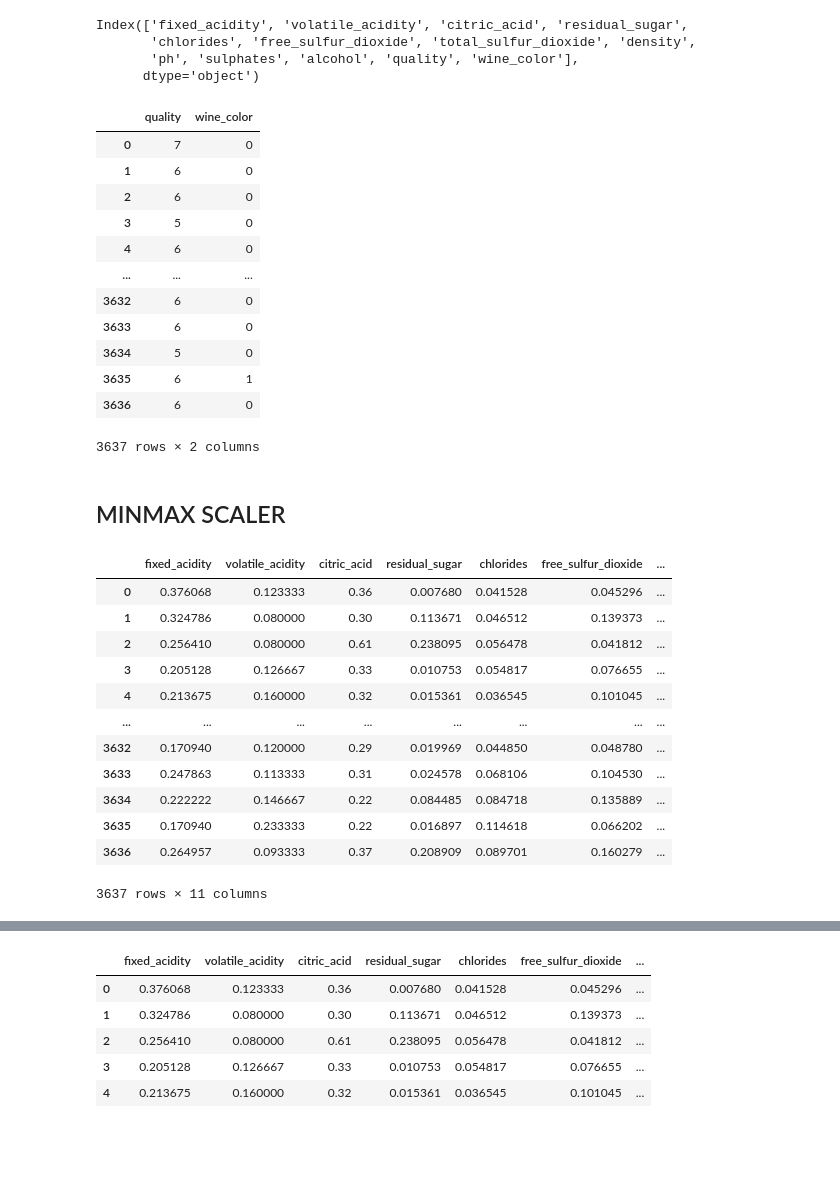
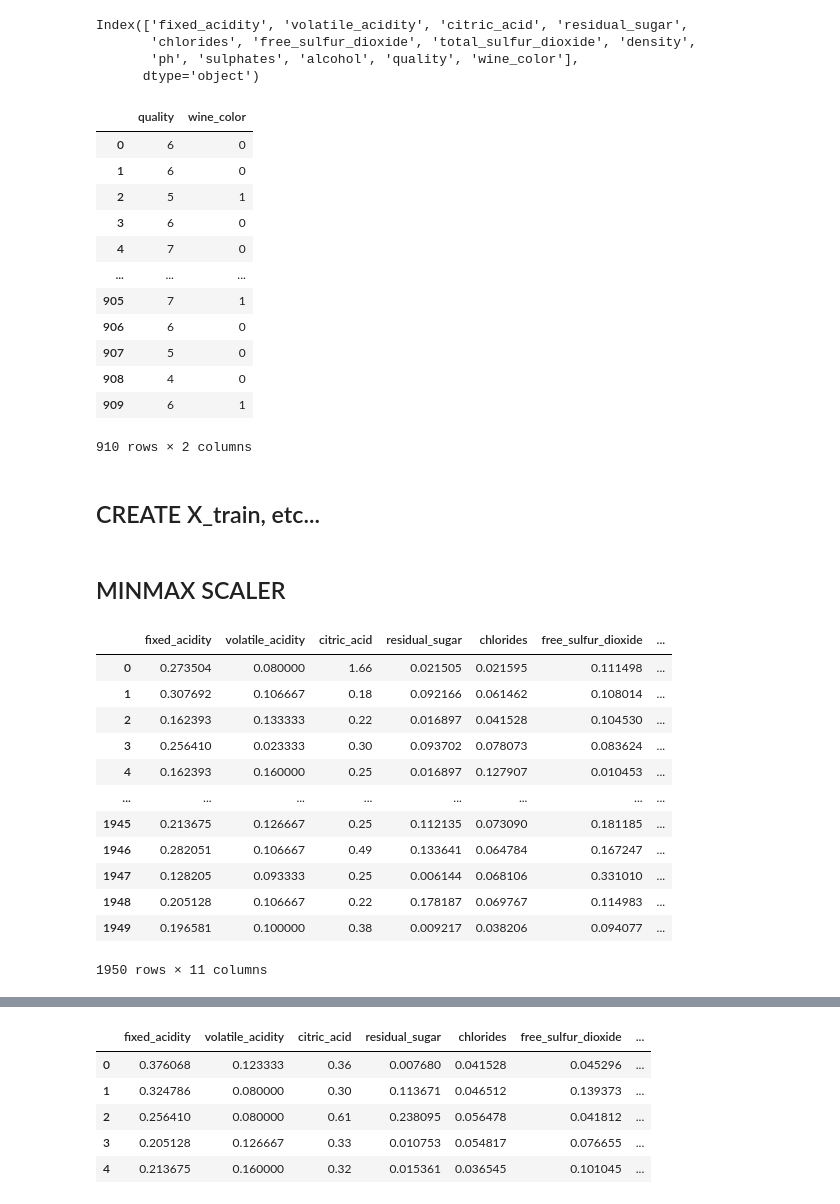
Before and after one commit to Cod-Up-Our-Data/wine_clustering_project, a Jupyter notebook: wine_exploration_rich.ipynb, the cells around one changed output, grey strips where cells are left out. Cells and saved outputs as stored; diff of their text form; code cells hidden in the pictures; blank space fills up the shorter version.

```diff
--- a/wine_exploration_rich.ipynb
+++ b/wine_exploration_rich.ipynb
@@ -553,16 +563,18 @@ train_targets.reset_index(drop=True,inplace=True)
 # %%
-train_targets
+validate_targets
 # %% [output]
 |  | quality | wine_color |
-| 0 | 7 | 0 |
+| 0 | 6 | 0 |
 | 1 | 6 | 0 |
-| 2 | 6 | 0 |
-| 3 | 5 | 0 |
-| 4 | 6 | 0 |
+| 2 | 5 | 1 |
+| 3 | 6 | 0 |
+| 4 | 7 | 0 |
 | ... | ... | ... |
-| 3632 | 6 | 0 |
-| 3633 | 6 | 0 |
-| 3634 | 5 | 0 |
-| 3635 | 6 | 1 |
-| 3636 | 6 | 0 |
+| 905 | 7 | 1 |
+| 906 | 6 | 0 |
+| 907 | 5 | 0 |
+| 908 | 4 | 0 |
+| 909 | 6 | 1 |
-3637 rows × 2 columns
+910 rows × 2 columns
+# %% [markdown]
+## CREATE X_train, etc...
@@ -572,24 +596,28 @@ train_targets
 #SCALING First MinMax...then ROBUST
 columns = train.columns[:-2]
 mm_scaler = sklearn.preprocessing.MinMaxScaler()
-train_mm_scaled = mm_scaler.fit_transform(train[columns])
+train_mm_scaled = X_train_scaled = mm_scaler.fit_transform(train[columns])
+X_validate_scaled = mm_scaler.transform(validate[columns])
+X_test_scaled = mm_scaler.transform(test[columns])
 # %%
 train_scaled = pd.DataFrame(data=train_mm_scaled,columns=columns)
+validate_scaled = pd.DataFrame(data=X_validate_scaled,columns=columns)
+test_scaled = pd.DataFrame(data=X_test_scaled,columns=columns)
 # %%
-train_scaled
+test_scaled
 # %% [output]
 |  | fixed_acidity | volatile_acidity | citric_acid | residual_sugar | chlorides | free_sulfur_dioxide | ... |
-| 0 | 0.376068 | 0.123333 | 0.36 | 0.007680 | 0.041528 | 0.045296 | ... |
-| 1 | 0.324786 | 0.080000 | 0.30 | 0.113671 | 0.046512 | 0.139373 | ... |
-| 2 | 0.256410 | 0.080000 | 0.61 | 0.238095 | 0.056478 | 0.041812 | ... |
-| 3 | 0.205128 | 0.126667 | 0.33 | 0.010753 | 0.054817 | 0.076655 | ... |
-| 4 | 0.213675 | 0.160000 | 0.32 | 0.015361 | 0.036545 | 0.101045 | ... |
+| 0 | 0.273504 | 0.080000 | 1.66 | 0.021505 | 0.021595 | 0.111498 | ... |
+| 1 | 0.307692 | 0.106667 | 0.18 | 0.092166 | 0.061462 | 0.108014 | ... |
+| 2 | 0.162393 | 0.133333 | 0.22 | 0.016897 | 0.041528 | 0.104530 | ... |
+| 3 | 0.256410 | 0.023333 | 0.30 | 0.093702 | 0.078073 | 0.083624 | ... |
+| 4 | 0.162393 | 0.160000 | 0.25 | 0.016897 | 0.127907 | 0.010453 | ... |
 | ... | ... | ... | ... | ... | ... | ... | ... |
-| 3632 | 0.170940 | 0.120000 | 0.29 | 0.019969 | 0.044850 | 0.048780 | ... |
-| 3633 | 0.247863 | 0.113333 | 0.31 | 0.024578 | 0.068106 | 0.104530 | ... |
-| 3634 | 0.222222 | 0.146667 | 0.22 | 0.084485 | 0.084718 | 0.135889 | ... |
-| 3635 | 0.170940 | 0.233333 | 0.22 | 0.016897 | 0.114618 | 0.066202 | ... |
-| 3636 | 0.264957 | 0.093333 | 0.37 | 0.208909 | 0.089701 | 0.160279 | ... |
+| 1945 | 0.213675 | 0.126667 | 0.25 | 0.112135 | 0.073090 | 0.181185 | ... |
+| 1946 | 0.282051 | 0.106667 | 0.49 | 0.133641 | 0.064784 | 0.167247 | ... |
+| 1947 | 0.128205 | 0.093333 | 0.25 | 0.006144 | 0.068106 | 0.331010 | ... |
+| 1948 | 0.205128 | 0.106667 | 0.22 | 0.178187 | 0.069767 | 0.114983 | ... |
+| 1949 | 0.196581 | 0.100000 | 0.38 | 0.009217 | 0.038206 | 0.094077 | ... |
-3637 rows × 11 columns
+1950 rows × 11 columns
 # %%
 train_scaled = pd.concat([train_scaled,train_targets],axis=1)
```
Also changed, not shown: parts of 8 cells of this notebook, 3 other files.
